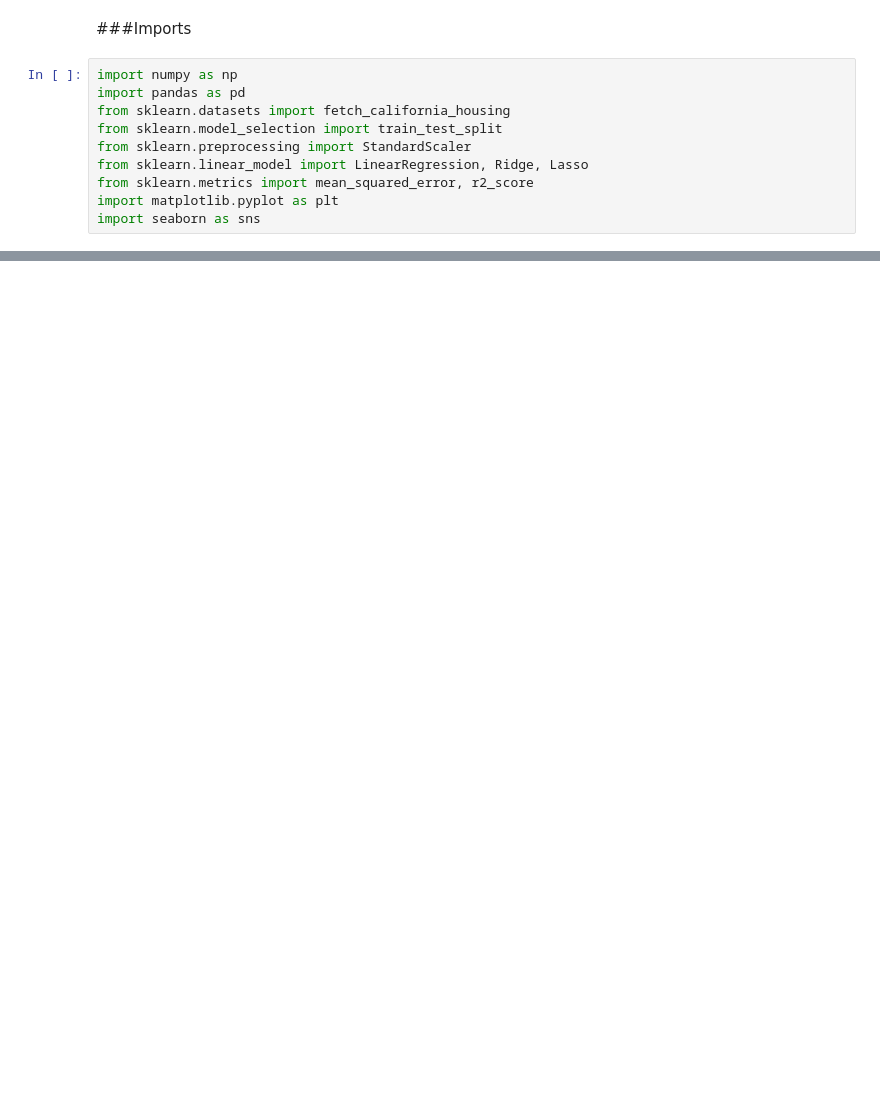
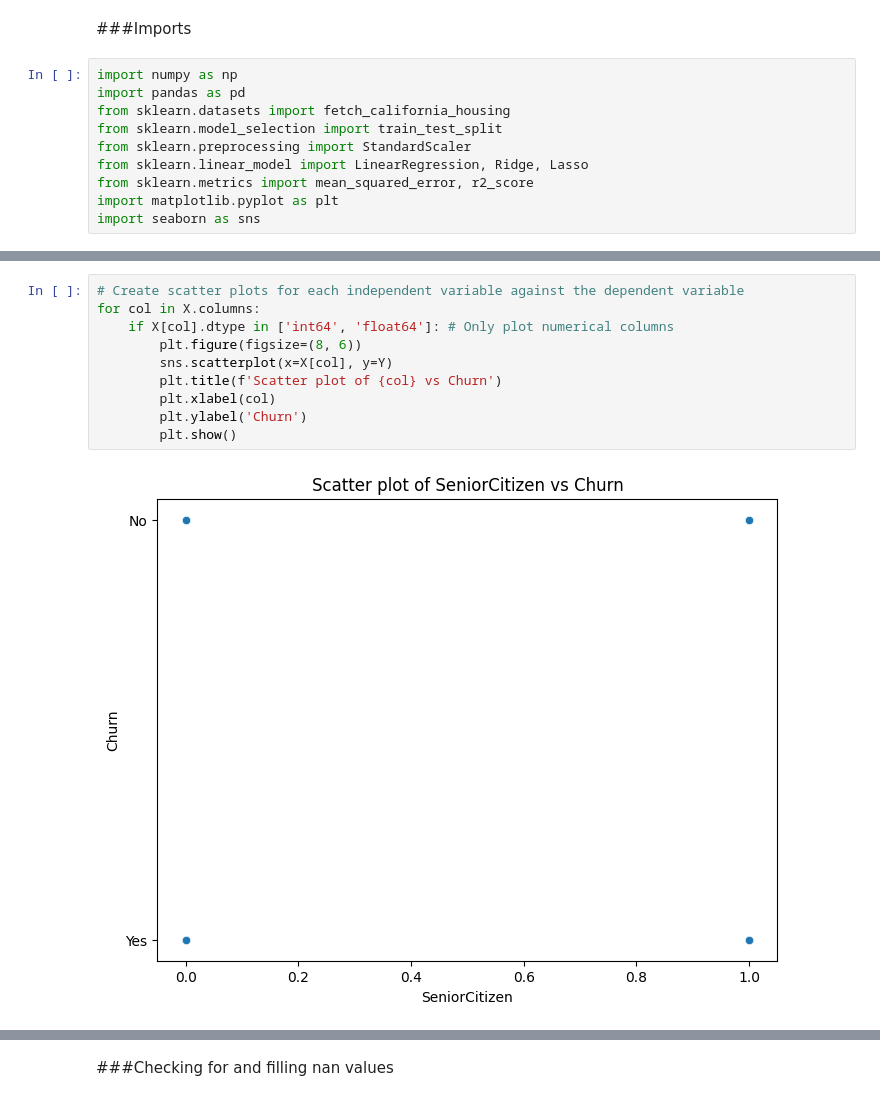
Before and after one commit to TiffanyDegbotse/XAI_assignment2, a Jupyter notebook: template.ipynb, the cells around one changed output, grey strips where cells are left out. Saved outputs shown, nothing was run; the diff lists cells and outputs as text; blank space fills up the shorter version.

```diff
--- a/template.ipynb
+++ b/template.ipynb
@@ -74,0 +141,12 @@ userdata.get('secretName')
+# %%
+# Create scatter plots for each independent variable against the dependent variable
+for col in X.columns:
+    if X[col].dtype in ['int64', 'float64']: # Only plot numerical columns
+        plt.figure(figsize=(8, 6))
+        sns.scatterplot(x=X[col], y=Y)
+        plt.title(f'Scatter plot of {col} vs Churn')
+        plt.xlabel(col)
+        plt.ylabel('Churn')
+        plt.show()
+# %% [output]
+[figure, added]
@@ -74,0 +155,2 @@ userdata.get('secretName')
+# %% [markdown]
+###Checking for and filling nan values
```
Also changed, not shown: parts of 27 cells of this notebook.
